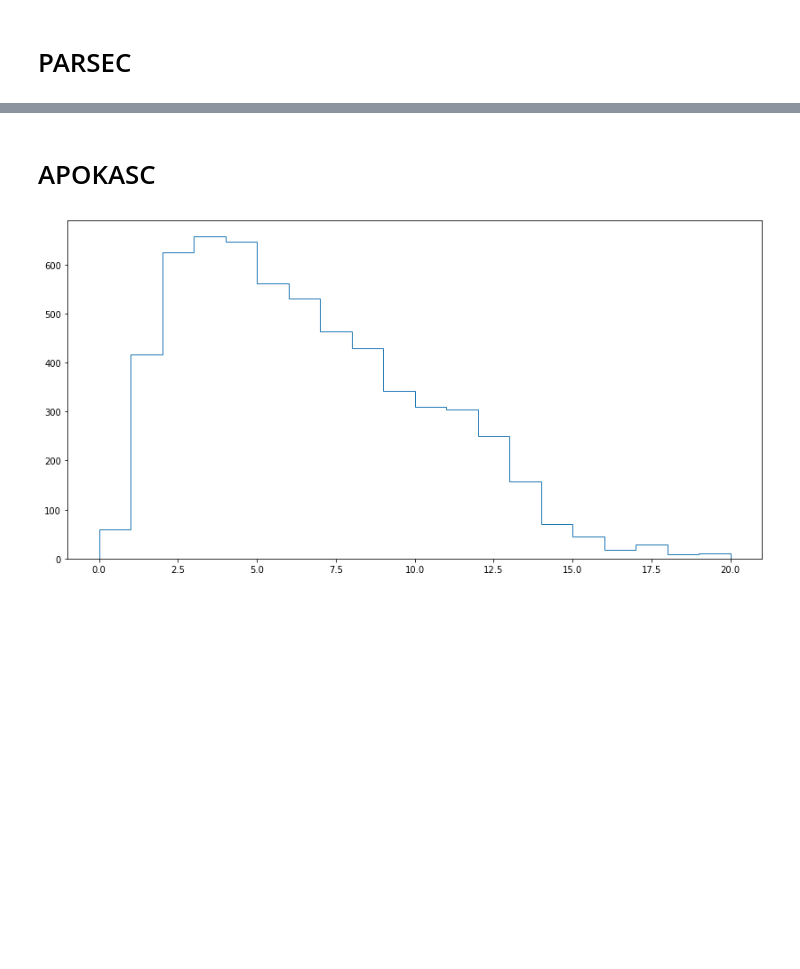
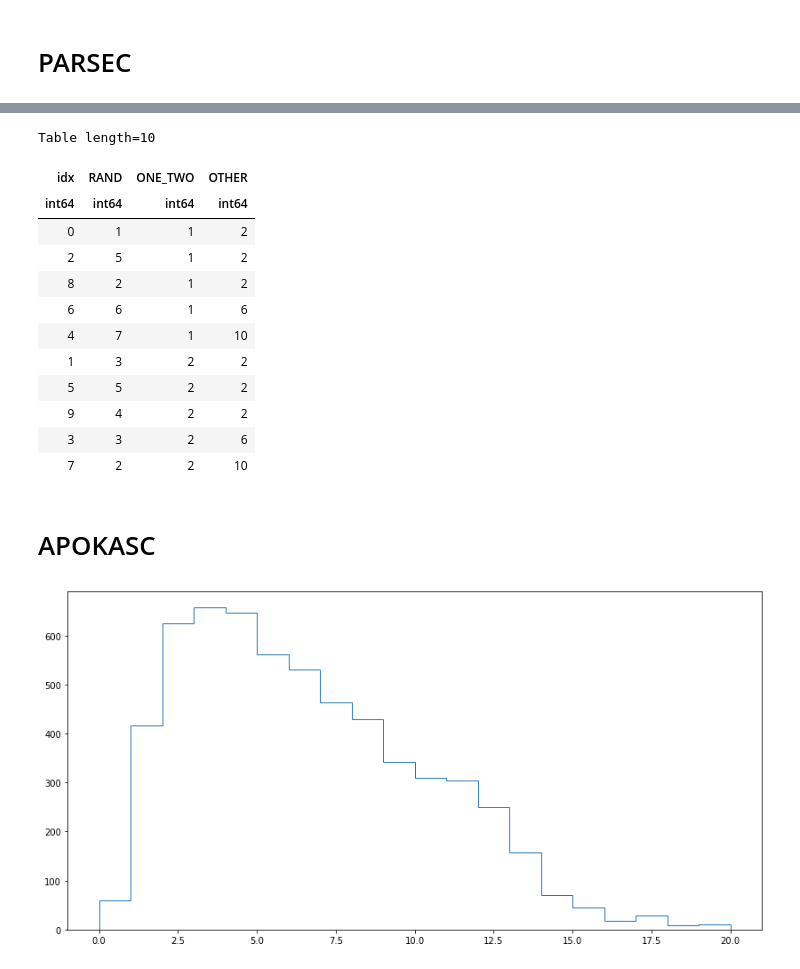
Before and after one commit to JoshuaPovick/Age_Fitting, a Jupyter notebook: notebooks/AstrologiumAPOKASC_LM-TeffCal.ipynb, the cells around one changed output, grey strips where cells are left out. Saved outputs shown, nothing was run; the diff lists cells and outputs as text; code cells hidden in the pictures; blank space fills up the shorter version.

```diff
--- a/notebooks/AstrologiumAPOKASC_LM-TeffCal.ipynb
+++ b/notebooks/AstrologiumAPOKASC_LM-TeffCal.ipynb
@@ -1128,3 +1134,17 @@ massive = Table(massive[np.where(massive['label']==3.0)])
 massive = massive[np.argsort(massive['logAge'])]
 massive = massive['MH','Mass','logAge','logTe','logg','GEDR3mag','G_BPEDR3mag','G_RPEDR3mag',
                   'Jmag','Hmag','Ksmag']
+# %%
+from astropy.table import Table, Column
+
+c0 = Column(np.arange(10),name='idx')
+c1 = Column(np.array([1,3,5,3,7,5,6,2,2,4]),name='RAND')
+c2 = Column(np.array([1,2,1,2,1,2,1,2,1,2]),name='ONE_TWO')
+c3 = Column(np.array([2,2,2,6,10,2,6,10,2,2]),name='OTHER')
+
+table = Table([c0,c1,c2,c3])
+table.sort(['ONE_TWO', 'OTHER'])
+
+idx, = np.where((table['ONE_TWO']==1)&(table['OTHER']==2))
+
+table[np.where((table['ONE_TWO']==1)&(table['OTHER']==2))]
@@ -1130,0 +1158,33 @@ massive = massive['MH','Mass','logAge','logTe','logg','GEDR3mag','G_BPEDR3mag','
+# %%
+uniq_ages = np.unique(table['OTHER'])
+uniq_labels = np.unique(table['ONE_TWO'])
+
+label_age_idx = np.empty((len(uniq_labels),len(uniq_ages)),dtype='object')
+
+for i in range(len(uniq_labels)):
+
+    age_idx = []
+    for j in range(len(uniq_ages)):
+        ages, = np.where((table['ONE_TWO']==uniq_labels[i])&(table['OTHER']==uniq_ages[j]))
+#         age_idx.append(np.array([min(ages),max(ages)]))
+
+        label_age_idx[i,j] = np.array([min(ages),max(ages)])
+
+#     age_idx = np.asarray(age_idx)
+
+
+table
+# %% [output]
+Table length=10
+| idx | RAND | ONE_TWO | OTHER |
+| int64 | int64 | int64 | int64 |
+| 0 | 1 | 1 | 2 |
+| 2 | 5 | 1 | 2 |
+| 8 | 2 | 1 | 2 |
+| 6 | 6 | 1 | 6 |
+| 4 | 7 | 1 | 10 |
+| 1 | 3 | 2 | 2 |
+| 5 | 5 | 2 | 2 |
+| 9 | 4 | 2 | 2 |
+| 3 | 3 | 2 | 6 |
+| 7 | 2 | 2 | 10 |
```
Also changed, not shown: parts of 12 cells of this notebook, 19 other files.
